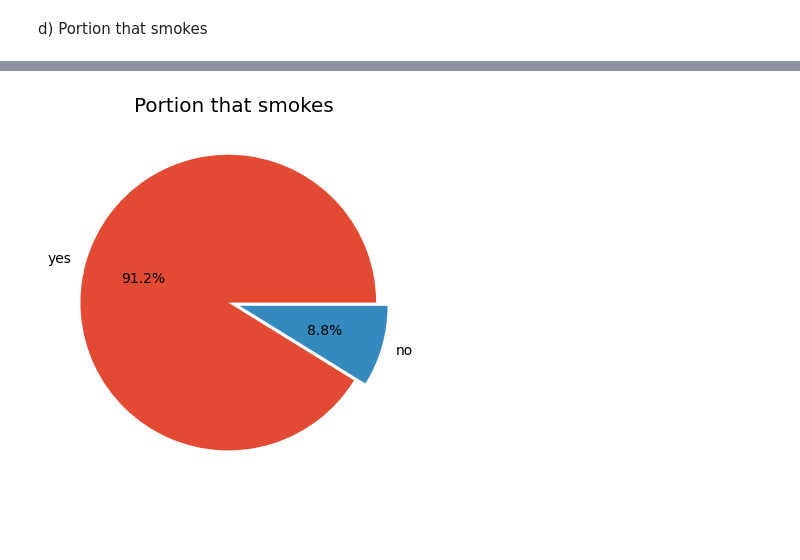
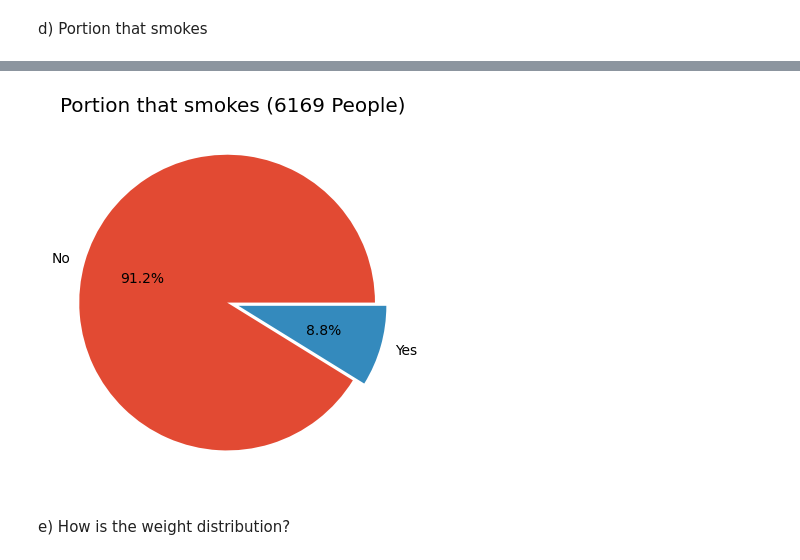
Before and after one commit to JoelOscarsson/Machine-Learning, a Jupyter notebook: Projects/Disease-Prediction.ipynb, the cells around one changed output, grey strips where cells are left out. Saved outputs shown, nothing was run; the diff lists cells and outputs as text; code cells hidden in the pictures; blank space fills up the shorter version.

```diff
--- a/Projects/Disease-Prediction.ipynb
+++ b/Projects/Disease-Prediction.ipynb
@@ -153,6 +171,8 @@ d) Portion that smokes
 # %%
 explode = (0.04, 0.04)
-plt.pie(cardio_train_df['smoke'].value_counts(), labels=['yes', 'no'], autopct='%1.1f%%', explode= explode );
-plt.title('Portion that smokes');
+plt.pie(cardio_train_df['smoke'].value_counts(), labels=['No', 'Yes'], autopct='%1.1f%%', explode= explode );
+plt.title('Portion that smokes (6169 People)');
 # %% [output]
-[figure, old version]
+[figure, new version]
+# %% [markdown]
+e) How is the weight distribution?
```
Also changed, not shown: parts of 8 cells of this notebook.
